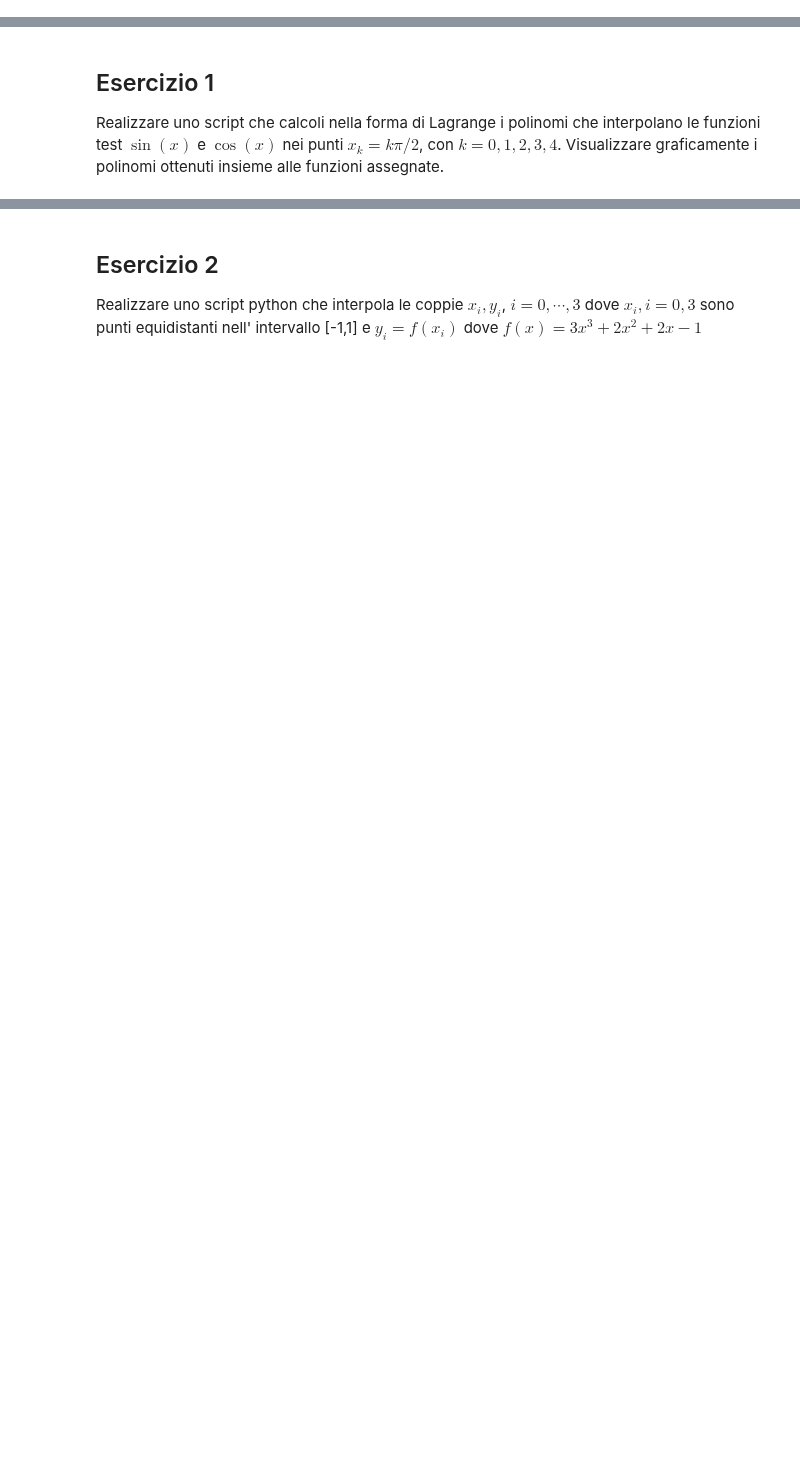
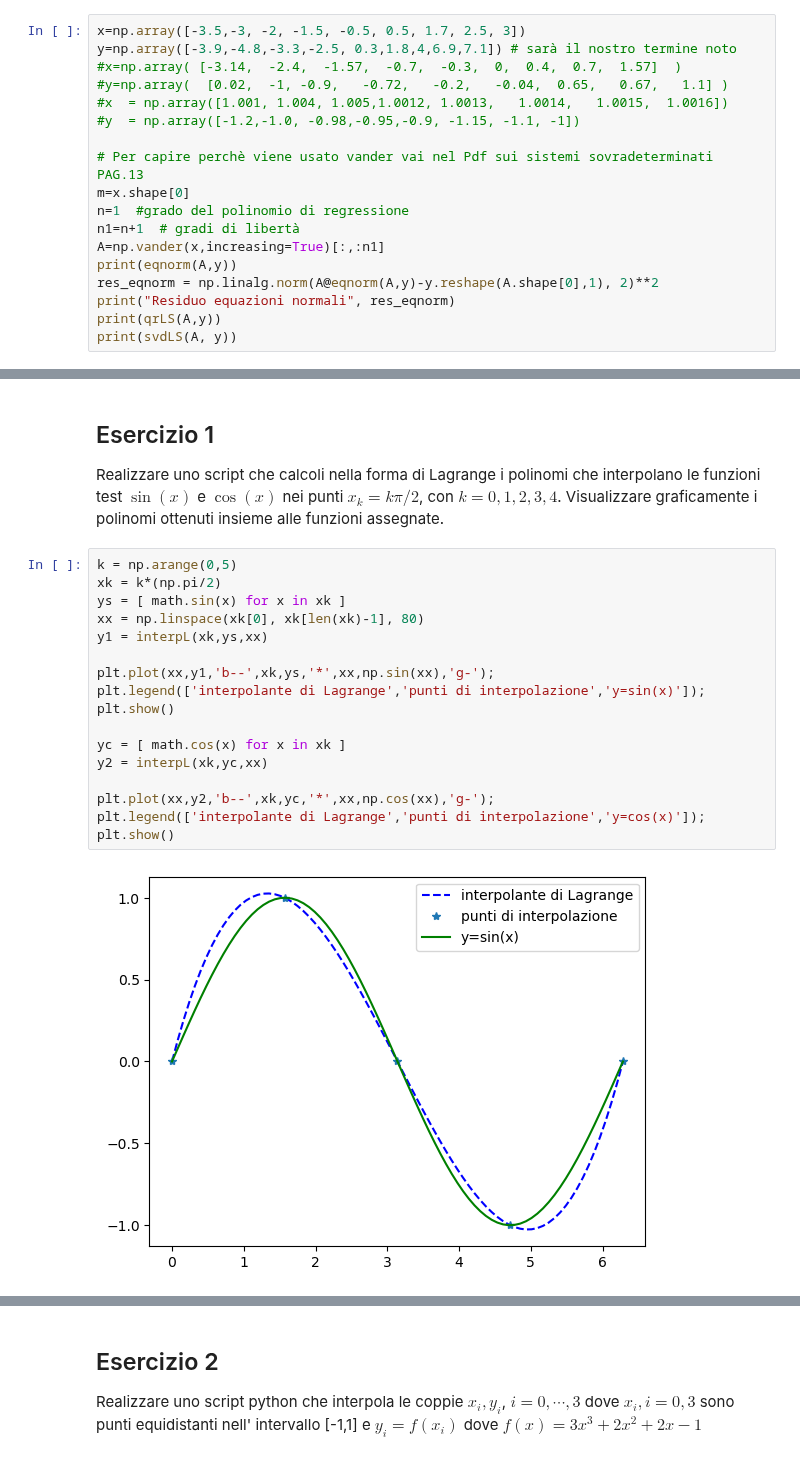
Before and after one commit to Giock24/Metodi-Numerici-Lab, a Jupyter notebook: Lezione 10/Esercitazione 7 Maggio - Approssimazione di dati sperimentali nel senso dei minimi quadrati - Interp/ESercitazione_10.ipynb, the cells around one changed output, grey strips where cells are left out. Saved outputs shown, nothing was run; the diff lists cells and outputs as text; blank space fills up the shorter version.

```diff
--- a/Lezione 10/Esercitazione 7 Maggio - Approssimazione di dati sperimentali nel senso dei minimi quadrati - Interp/ESercitazione_10.ipynb
+++ b/Lezione 10/Esercitazione 7 Maggio - Approssimazione di dati sperimentali nel senso dei minimi quadrati - Interp/ESercitazione_10.ipynb
@@ -100,0 +92,18 @@ Condizionamento di G 5.27297104169736
+# %%
+x=np.array([-3.5,-3, -2, -1.5, -0.5, 0.5, 1.7, 2.5, 3])
+y=np.array([-3.9,-4.8,-3.3,-2.5, 0.3,1.8,4,6.9,7.1]) # sarà il nostro termine noto
+#x=np.array( [-3.14,  -2.4,  -1.57,  -0.7,  -0.3,  0,  0.4,  0.7,  1.57]  )
+#y=np.array(  [0.02,  -1, -0.9,   -0.72,   -0.2,   -0.04,  0.65,   0.67,   1.1] )
+#x  = np.array([1.001, 1.004, 1.005,1.0012, 1.0013,   1.0014,   1.0015,  1.0016])
+#y  = np.array([-1.2,-1.0, -0.98,-0.95,-0.9, -1.15, -1.1, -1])
+
+# Per capire perchè viene usato vander vai nel Pdf sui sistemi sovradeterminati PAG.13
+m=x.shape[0]
+n=1  #grado del polinomio di regressione
+n1=n+1  # gradi di libertà
+A=np.vander(x,increasing=True)[:,:n1]
+print(eqnorm(A,y))
+res_eqnorm = np.linalg.norm(A@eqnorm(A,y)-y.reshape(A.shape[0],1), 2)**2
+print("Residuo equazioni normali", res_eqnorm)
+print(qrLS(A,y))
+print(svdLS(A, y))
@@ -190,3 +250,22 @@ Realizzare uno script che calcoli nella forma di Lagrange i polinomi che
 interpolano le funzioni test $\sin(x)$ e $\cos(x)$ nei punti $x_k = k \pi/2$, con
 $k = 0, 1, 2, 3, 4$. Visualizzare graficamente i polinomi ottenuti insieme
 alle funzioni assegnate.
+# %%
+k = np.arange(0,5)
+xk = k*(np.pi/2)
+ys = [ math.sin(x) for x in xk ]
+xx = np.linspace(xk[0], xk[len(xk)-1], 80)
+y1 = interpL(xk,ys,xx)
+
+plt.plot(xx,y1,'b--',xk,ys,'*',xx,np.sin(xx),'g-');
+plt.legend(['interpolante di Lagrange','punti di interpolazione','y=sin(x)']);
+plt.show()
+
+yc = [ math.cos(x) for x in xk ]
+y2 = interpL(xk,yc,xx)
+
+plt.plot(xx,y2,'b--',xk,yc,'*',xx,np.cos(xx),'g-');
+plt.legend(['interpolante di Lagrange','punti di interpolazione','y=cos(x)']);
+plt.show()
+# %% [output]
+[figure, added]
```
Also changed, not shown: parts of 18 cells of this notebook, 15 other files.
